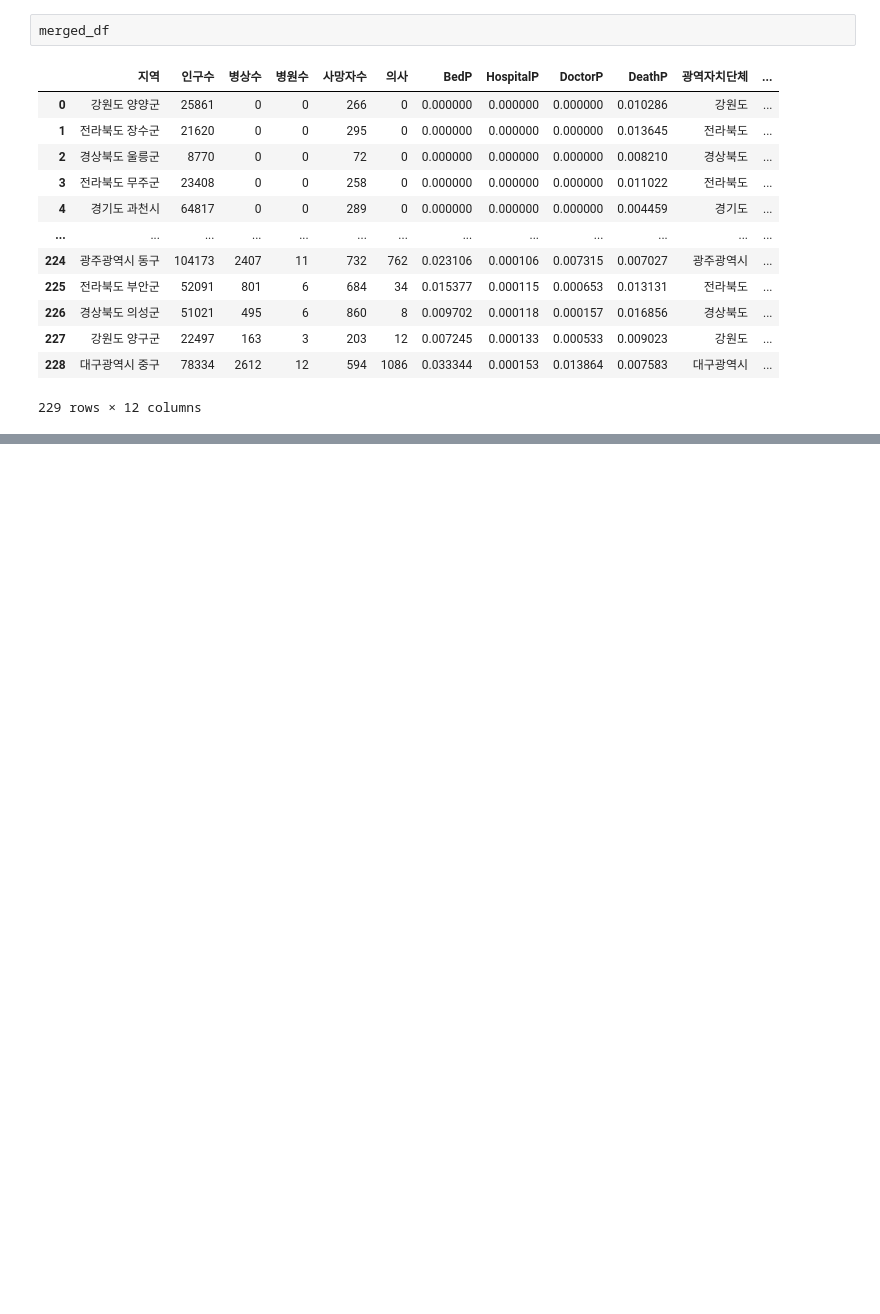
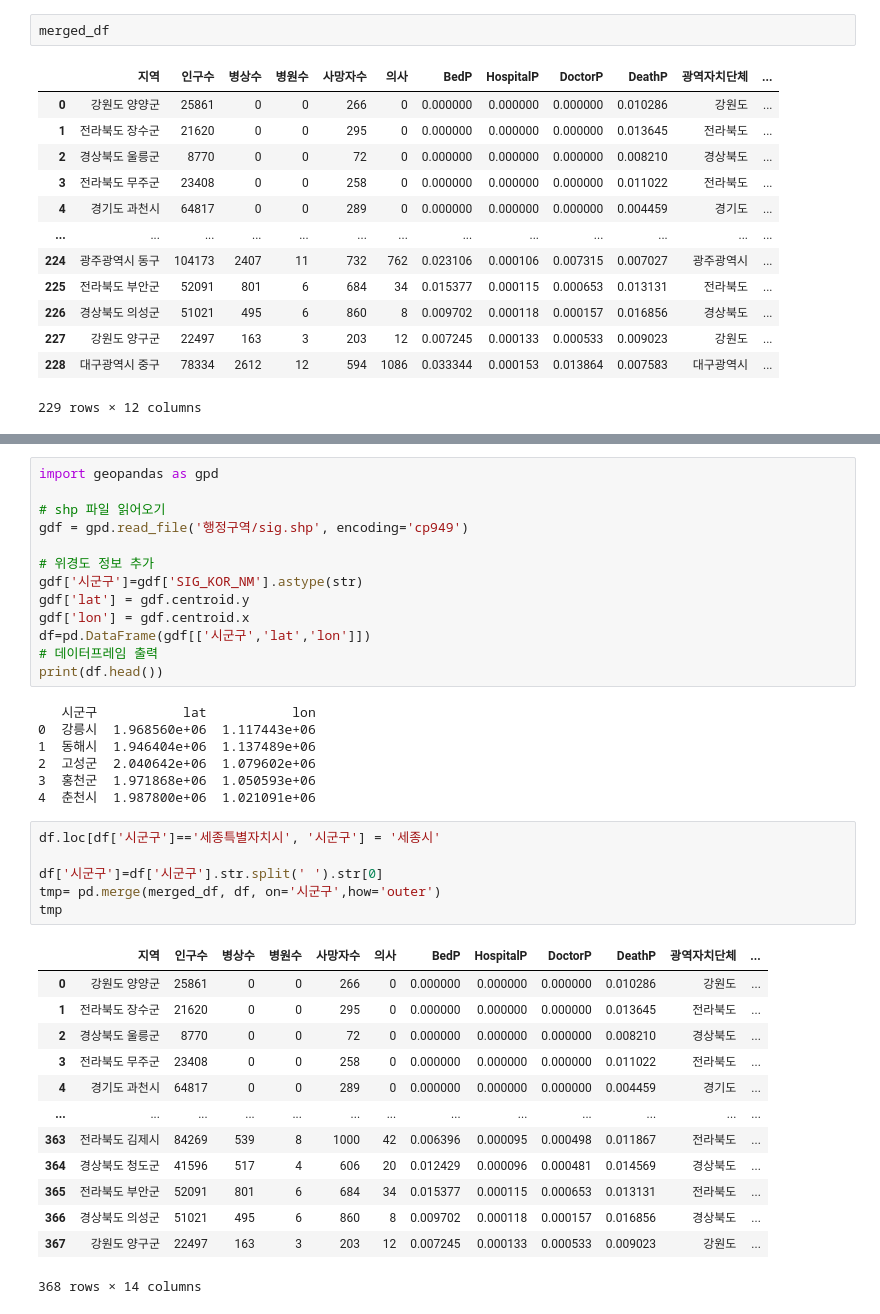
Before and after one commit to cav2280/dcx-final, a Jupyter notebook: main-상관관계 분석 추가.ipynb, the cells around one changed output, grey strips where cells are left out. Cells and saved outputs as stored; diff of their text form; blank space fills up the shorter version.

```diff
--- a/main-상관관계 분석 추가.ipynb
+++ b/main-상관관계 분석 추가.ipynb
@@ -1008,0 +1066,40 @@ merged_df
+# %%
+import geopandas as gpd
+
+# shp 파일 읽어오기
+gdf = gpd.read_file('행정구역/sig.shp', encoding='cp949')
+
+# 위경도 정보 추가
+gdf['시군구']=gdf['SIG_KOR_NM'].astype(str)
+gdf['lat'] = gdf.centroid.y
+gdf['lon'] = gdf.centroid.x
+df=pd.DataFrame(gdf[['시군구','lat','lon']])
+# 데이터프레임 출력
+print(df.head())
+# %% [output]
+   시군구           lat           lon
+0  강릉시  1.968560e+06  1.117443e+06
+1  동해시  1.946404e+06  1.137489e+06
+2  고성군  2.040642e+06  1.079602e+06
+3  홍천군  1.971868e+06  1.050593e+06
+4  춘천시  1.987800e+06  1.021091e+06
+# %%
+df.loc[df['시군구']=='세종특별자치시', '시군구'] = '세종시'
+
+df['시군구']=df['시군구'].str.split(' ').str[0]
+tmp= pd.merge(merged_df, df, on='시군구',how='outer')
+tmp
+# %% [output]
+|  | 지역 | 인구수 | 병상수 | 병원수 | 사망자수 | 의사 | BedP | HospitalP | DoctorP | DeathP | 광역자치단체 | ... |
+| 0 | 강원도 양양군 | 25861 | 0 | 0 | 266 | 0 | 0.000000 | 0.000000 | 0.000000 | 0.010286 | 강원도 | ... |
+| 1 | 전라북도 장수군 | 21620 | 0 | 0 | 295 | 0 | 0.000000 | 0.000000 | 0.000000 | 0.013645 | 전라북도 | ... |
+| 2 | 경상북도 울릉군 | 8770 | 0 | 0 | 72 | 0 | 0.000000 | 0.000000 | 0.000000 | 0.008210 | 경상북도 | ... |
+| 3 | 전라북도 무주군 | 23408 | 0 | 0 | 258 | 0 | 0.000000 | 0.000000 | 0.000000 | 0.011022 | 전라북도 | ... |
+| 4 | 경기도 과천시 | 64817 | 0 | 0 | 289 | 0 | 0.000000 | 0.000000 | 0.000000 | 0.004459 | 경기도 | ... |
+| ... | ... | ... | ... | ... | ... | ... | ... | ... | ... | ... | ... | ... |
+| 363 | 전라북도 김제시 | 84269 | 539 | 8 | 1000 | 42 | 0.006396 | 0.000095 | 0.000498 | 0.011867 | 전라북도 | ... |
+| 364 | 경상북도 청도군 | 41596 | 517 | 4 | 606 | 20 | 0.012429 | 0.000096 | 0.000481 | 0.014569 | 경상북도 | ... |
+| 365 | 전라북도 부안군 | 52091 | 801 | 6 | 684 | 34 | 0.015377 | 0.000115 | 0.000653 | 0.013131 | 전라북도 | ... |
+| 366 | 경상북도 의성군 | 51021 | 495 | 6 | 860 | 8 | 0.009702 | 0.000118 | 0.000157 | 0.016856 | 경상북도 | ... |
+| 367 | 강원도 양구군 | 22497 | 163 | 3 | 203 | 12 | 0.007245 | 0.000133 | 0.000533 | 0.009023 | 강원도 | ... |
+368 rows × 14 columns
```
Also changed, not shown: parts of 16 cells of this notebook, 7 other files.
